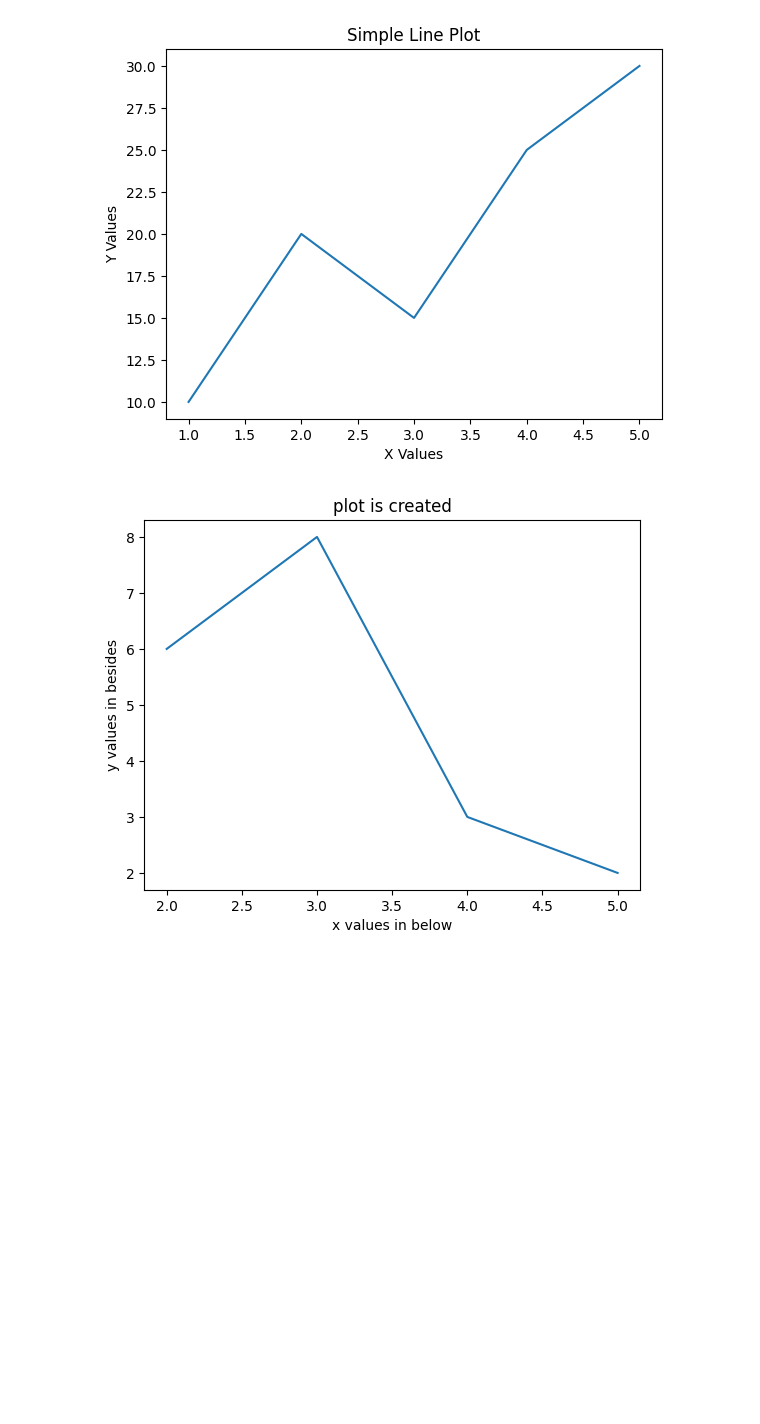
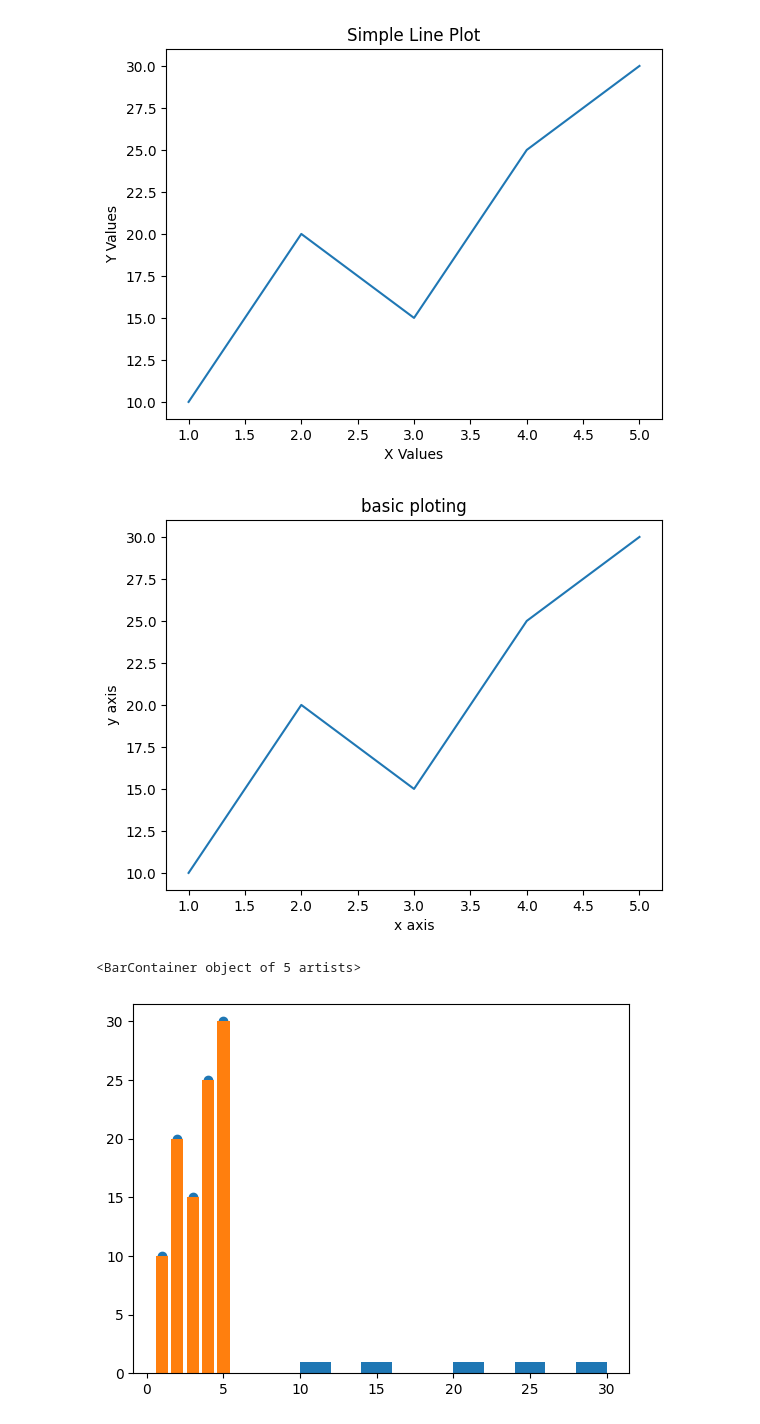
Before and after one commit to dmamun/Machine_learning_basic, a Jupyter notebook: Machine_learning_basic.ipynb, the cells around one changed output. Saved outputs shown, nothing was run; the diff lists cells and outputs as text; code cells hidden in the pictures; blank space fills up the shorter version.

```diff
--- a/Machine_learning_basic.ipynb
+++ b/Machine_learning_basic.ipynb
@@ -1464,13 +1447,17 @@ plt.show()
 # %% [output]
 [figure]
 # %%
-import matplotlib.pyplot as plt
-x=[2,3,4,5]
-y=[6,8,3,2]
+x = [1, 2, 3, 4, 5]
+y = [10, 20, 15, 25, 30]
 plt.plot(x,y)
-plt.title("plot is created")
-plt.xlabel("x values in below")
-plt.ylabel("y values in besides")
-plt.show()
+plt.title("basic ploting")
+plt.xlabel("x axis")
+plt.ylabel("y axis")
+plt.show(x,y)
+plt.scatter(x,y)
+plt.hist(y)
+plt.bar(x,y)
 # %% [output]
-[figure, old version]
+[figure, new version]
+<BarContainer object of 5 artists>
+[figure, added]
```
Also changed, not shown: parts of 21 cells of this notebook.
